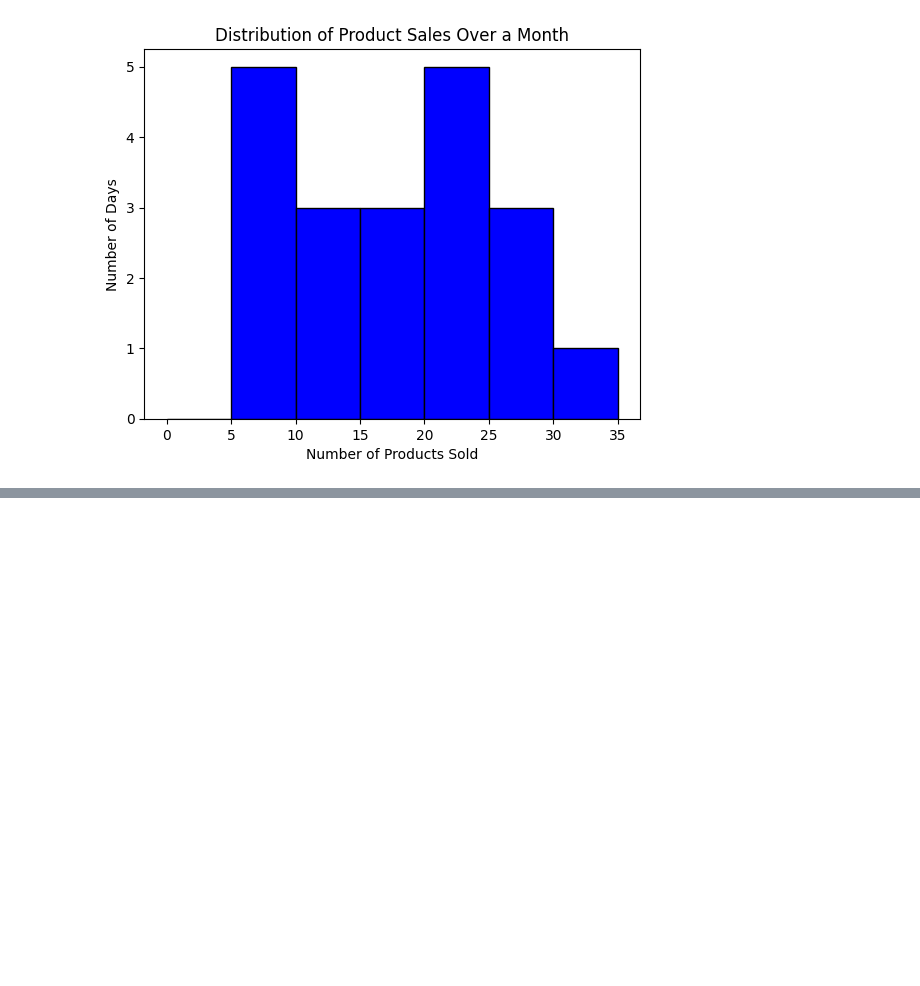
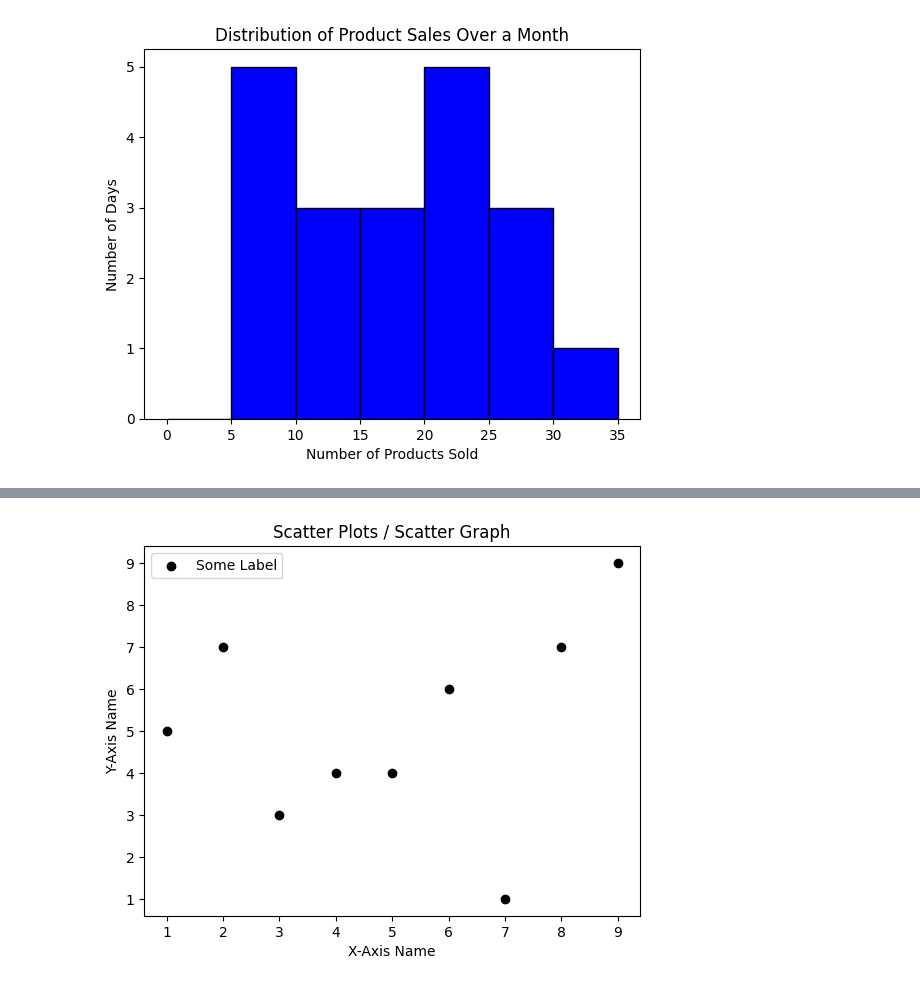
Before and after one commit to Srishti36912/Python_clg, a Jupyter notebook: matplotlib.ipynb, the cells around one changed output, grey strips where cells are left out. Drawn from its saved outputs; the diff is of its cells as text; code cells hidden in the pictures; blank space fills up the shorter version.

Commit message:
creating scatter plots

```diff
--- a/matplotlib.ipynb
+++ b/matplotlib.ipynb
@@ -343,0 +348,14 @@ plt.show()
+# %%
+import matplotlib.pyplot as plt
+
+x = [1,2,3,4,5,6,7,8,9]
+y = [5,7,3,4,4,6,1,7,9]
+
+plt.scatter(x, y, label='Some Label', color='black')
+plt.xlabel('X-Axis Name')
+plt.ylabel('Y-Axis Name')
+plt.title("Scatter Plots / Scatter Graph")
+plt.legend()
+plt.show()
+# %% [output]
+[figure, added]
```
Also changed, not shown: parts of 3 cells of this notebook.
